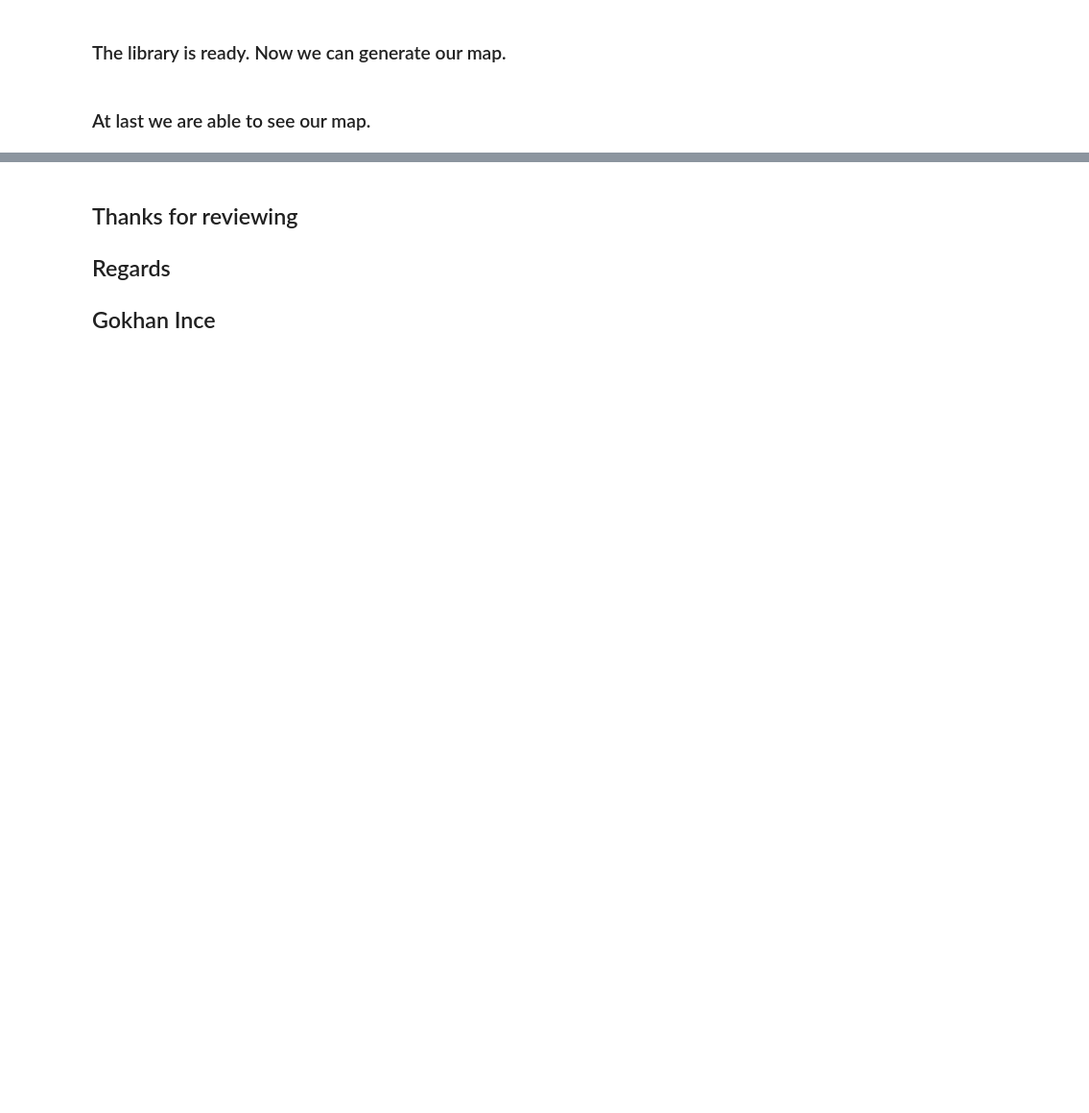
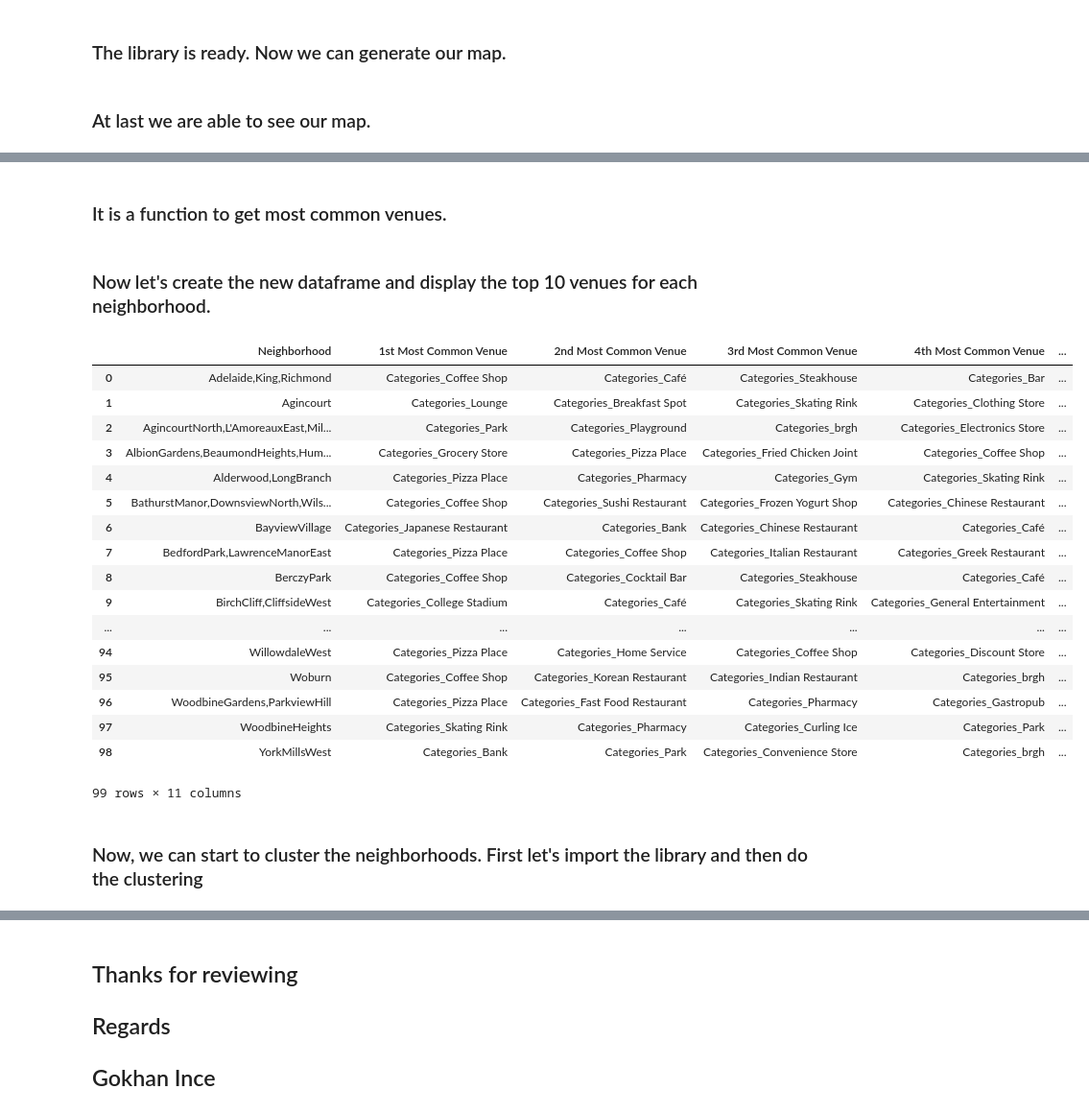
Before and after one commit to incegokhan/Coursera_Capstone, a Jupyter notebook: AssignmentWeek3.ipynb, the cells around one changed output, grey strips where cells are left out. Shown: that part at 96% size. Drawn from its saved outputs; the diff is of its cells as text; code cells hidden in the pictures; blank space fills up the shorter version.

```diff
--- a/AssignmentWeek3.ipynb
+++ b/AssignmentWeek3.ipynb
@@ -191,0 +374,2 @@ map_toronto
+# %%
+toronto_grouped = venue_category_onehot.groupby('Neighborhood').mean().reset_index()
@@ -191,0 +378,13 @@ map_toronto
+# %%
+# Let's print each neighborhood along with the top 5 most common venues
+num_top_venues = 5
+
+for hood in toronto_grouped['Neighborhood']:
+    print("----"+hood+"----")
+    temp = toronto_grouped[toronto_grouped['Neighborhood'] == hood].T.reset_index()
+    temp.columns = ['venue','freq']
+    temp = temp.iloc[1:]
+    temp['freq'] = temp['freq'].astype(float)
+    temp = temp.round({'freq': 2})
+    print(temp.sort_values('freq', ascending=False).reset_index(drop=True).head(num_top_venues))
+    print('\n')
@@ -191,0 +409,55 @@ map_toronto
+# %% [markdown]
+### It is a function to get most common venues.
+# %%
+# Let's put that into a pandas dataframe
+def return_most_common_venues(row, num_top_venues):
+    row_categories = row.iloc[1:]
+    row_categories_sorted = row_categories.sort_values(ascending=False)
+
+    return row_categories_sorted.index.values[0:num_top_venues]
+# %% [markdown]
+### Now let's create the new dataframe and display the top 10 venues for each neighborhood.
+# %%
+import numpy as np
+# Now let's create the new dataframe and display the top 10 venues for each neighborhood.
+num_top_venues = 10
+
+indicators = ['st', 'nd', 'rd']
+
+# create columns according to number of top venues
+columns = ['Neighborhood']
+for ind in np.arange(num_top_venues):
+    try:
+        columns.append('{}{} Most Common Venue'.format(ind+1, indicators[ind]))
+    except:
+        columns.append('{}th Most Common Venue'.format(ind+1))
+
+# create a new dataframe
+neighborhoods_venues_sorted = pd.DataFrame(columns=columns)
+neighborhoods_venues_sorted['Neighborhood'] = toronto_grouped['Neighborhood']
+
+for ind in np.arange(toronto_grouped.shape[0]):
+    neighborhoods_venues_sorted.iloc[ind, 1:] = return_most_common_venues(toronto_grouped.iloc[ind, :], num_top_venues)
+
+neighborhoods_venues_sorted
+# %% [output]
+|  | Neighborhood | 1st Most Common Venue | 2nd Most Common Venue | 3rd Most Common Venue | 4th Most Common Venue | ... |
+| 0 | Adelaide,King,Richmond | Categories_Coffee Shop | Categories_Café | Categories_Steakhouse | Categories_Bar | ... |
+| 1 | Agincourt | Categories_Lounge | Categories_Breakfast Spot | Categories_Skating Rink | Categories_Clothing Store | ... |
+| 2 | AgincourtNorth,L'AmoreauxEast,Mil... | Categories_Park | Categories_Playground | Categories_brgh | Categories_Electronics Store | ... |
+| 3 | AlbionGardens,BeaumondHeights,Hum... | Categories_Grocery Store | Categories_Pizza Place | Categories_Fried Chicken Joint | Categories_Coffee Shop | ... |
+| 4 | Alderwood,LongBranch | Categories_Pizza Place | Categories_Pharmacy | Categories_Gym | Categories_Skating Rink | ... |
+| 5 | BathurstManor,DownsviewNorth,Wils... | Categories_Coffee Shop | Categories_Sushi Restaurant | Categories_Frozen Yogurt Shop | Categories_Chinese Restaurant | ... |
+| 6 | BayviewVillage | Categories_Japanese Restaurant | Categories_Bank | Categories_Chinese Restaurant | Categories_Café | ... |
+| 7 | BedfordPark,LawrenceManorEast | Categories_Pizza Place | Categories_Coffee Shop | Categories_Italian Restaurant | Categories_Greek Restaurant | ... |
+| 8 | BerczyPark | Categories_Coffee Shop | Categories_Cocktail Bar | Categories_Steakhouse | Categories_Café | ... |
+| 9 | BirchCliff,CliffsideWest | Categories_College Stadium | Categories_Café | Categories_Skating Rink | Categories_General Entertainment | ... |
+| ... | ... | ... | ... | ... | ... | ... |
+| 94 | WillowdaleWest | Categories_Pizza Place | Categories_Home Service | Categories_Coffee Shop | Categories_Discount Store | ... |
+| 95 | Woburn | Categories_Coffee Shop | Categories_Korean Restaurant | Categories_Indian Restaurant | Categories_brgh | ... |
+| 96 | WoodbineGardens,ParkviewHill | Categories_Pizza Place | Categories_Fast Food Restaurant | Categories_Pharmacy | Categories_Gastropub | ... |
+| 97 | WoodbineHeights | Categories_Skating Rink | Categories_Pharmacy | Categories_Curling Ice | Categories_Park | ... |
+| 98 | YorkMillsWest | Categories_Bank | Categories_Park | Categories_Convenience Store | Categories_brgh | ... |
+99 rows × 11 columns
+# %% [markdown]
+### Now, we can start to cluster the neighborhoods. First let's import the library and then do the clustering
```
Also changed, not shown: parts of 46 cells of this notebook.
